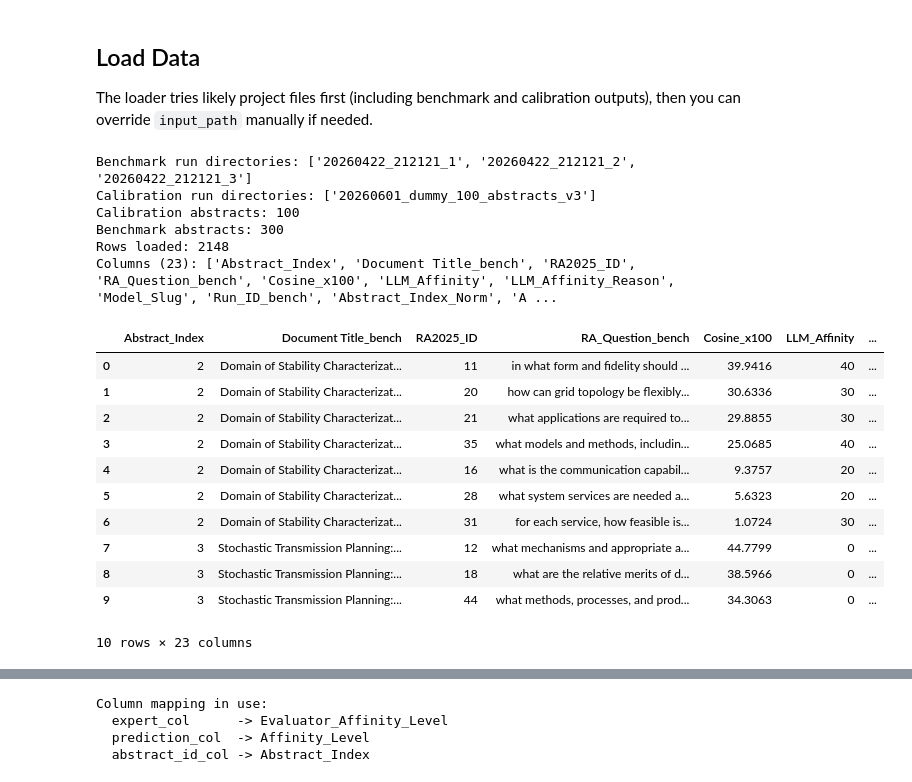
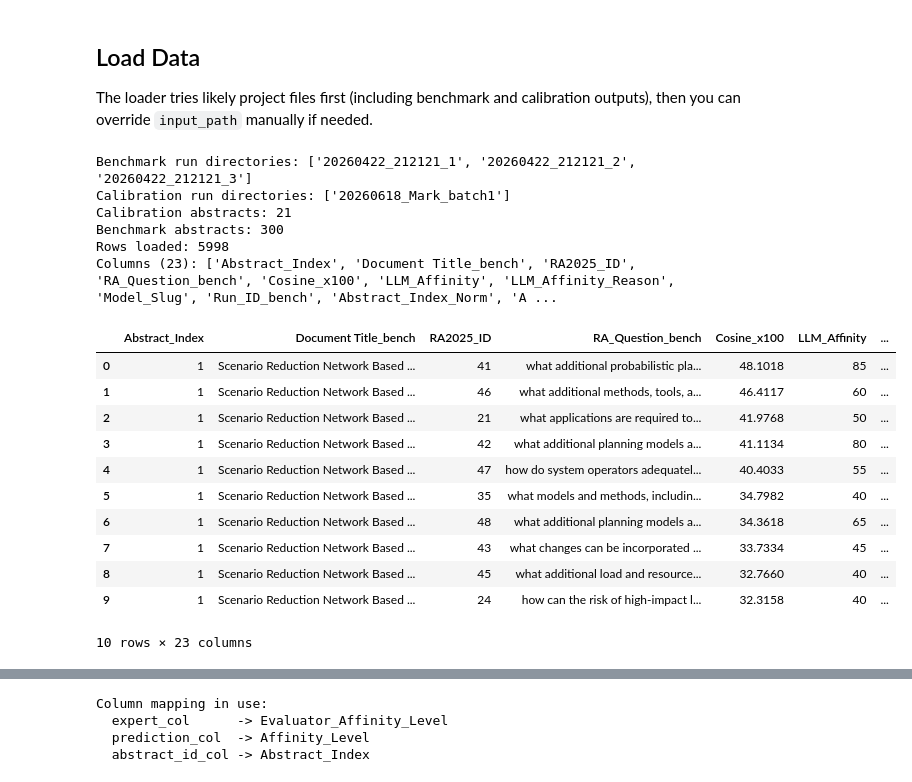
Before and after one commit to pigalleg/article-classifier, a Jupyter notebook: notebooks/10_affinity_diagnostics_metrics.ipynb, the cells around one changed output, grey strips where cells are left out. Saved outputs shown, nothing was run; the diff lists cells and outputs as text; code cells hidden in the pictures.

```diff
--- a/notebooks/10_affinity_diagnostics_metrics.ipynb
+++ b/notebooks/10_affinity_diagnostics_metrics.ipynb
@@ -52,14 +65,22 @@ bench_root = repo_root / "data" / "results" / "affinity_benchmark"
 calib_root = repo_root / "data" / "results" / "affinity_calibration"
 
 benchmark_run_dir_names = ["20260422_212121_1", "20260422_212121_2", "20260422_212121_3"]
-calibration_run_dir_names = ["20260601_dummy_100_abstracts_v3"]
-
+# calibration_run_dir_names = ["20260601_dummy_100_abstracts_v3"]
+calibration_run_dir_names = ["20260618_Mark_batch1"]
 benchmark_input_filename = "adjudicated_ra_model_rows.csv"
-calibration_input_filename = "calibration_dummy_abstract_question_affinities.csv"
+# calibration_input_filename = "calibration_dummy_abstract_question_affinities.csv"
+calibration_input_filename = "calibration_abstract_question_affinities.csv"
 
 def load_table(path: Path) -> pd.DataFrame:
     if path.suffix.lower() == ".csv":
-        return pd.read_csv(path)
+        for encoding in ("utf-8-sig", "utf-8", "cp1252", "latin1"):
+            try:
+                return pd.read_csv(path, encoding=encoding)
+            except UnicodeDecodeError:
+                continue
+        raise UnicodeDecodeError(
+            "utf-8", b"", 0, 1, f"Unable to decode CSV file: {path}"
+        )
     if path.suffix.lower() in {".xlsx", ".xls"}:
         return pd.read_excel(path)
     raise ValueError(f"Unsupported file extension for {path}")
@@ -82,51 +103,54 @@ def collect_frames(root: Path, run_dir_names, input_filename: str, source_name:
         if not input_path.exists():
             raise FileNotFoundError(f"Missing file: {input_path}")
 
         run_df = load_table(input_path)
         run_df["Run_ID"] = run_dir.name
         run_df["Source_Type"] = source_name
         frames.append(run_df)
 
     return frames, selected_run_dirs
 
 benchmark_frames, selected_benchmark_dirs = collect_frames(
     bench_root, benchmark_run_dir_names, benchmark_input_filename, "benchmark"
- )
+)
 calibration_frames, selected_calibration_dirs = collect_frames(
     calib_root, calibration_run_dir_names, calibration_input_filename, "calibration"
- )
-
-df_raw = pd.concat(benchmark_frames + calibration_frames)
-
+)
 
 bench_df = pd.concat(benchmark_frames, ignore_index=True)
 calib_df = pd.concat(calibration_frames, ignore_index=True)
-df_raw = pd.merge(bench_df, calib_df, on=['Abstract_Index', 'RA2025_ID'], how='inner', suffixes=('_bench', '_calib'))
+df_raw = pd.merge(
+    bench_df,
+    calib_df,
+    on=["Abstract_Index", "RA2025_ID"],
+    how="inner",
+    suffixes=("_bench", "_calib"),
+)
 
 print("Benchmark run directories:", [p.name for p in selected_benchmark_dirs])
 print("Calibration run directories:", [p.name for p in selected_calibration_dirs])
 print("Calibration abstracts:", calib_df['Abstract_Index'].nunique())
 print("Benchmark abstracts:", bench_df['Abstract_Index'].nunique())
 print("Rows loaded:", len(df_raw))
 print(f"Columns ({len(df_raw.columns)}): {list(df_raw.columns)}")
 display(df_raw.head(10))
 # %% [output]
 Benchmark run directories: ['20260422_212121_1', '20260422_212121_2', '20260422_212121_3']
-Calibration run directories: ['20260601_dummy_100_abstracts_v3']
-Calibration abstracts: 100
+Calibration run directories: ['20260618_Mark_batch1']
+Calibration abstracts: 21
 Benchmark abstracts: 300
-Rows loaded: 2148
+Rows loaded: 5998
 Columns (23): ['Abstract_Index', 'Document Title_bench', 'RA2025_ID', 'RA_Question_bench', 'Cosine_x100', 'LLM_Affinity', 'LLM_Affinity_Reason', 'Model_Slug', 'Run_ID_bench', 'Abstract_Index_Norm', 'A ...
 |  | Abstract_Index | Document Title_bench | RA2025_ID | RA_Question_bench | Cosine_x100 | LLM_Affinity | ... |
-| 0 | 2 | Domain of Stability Characterizat... | 11 | in what form and fidelity should ... | 39.9416 | 40 | ... |
-| 1 | 2 | Domain of Stability Characterizat... | 20 | how can grid topology be flexibly... | 30.6336 | 30 | ... |
-| 2 | 2 | Domain of Stability Characterizat... | 21 | what applications are required to... | 29.8855 | 30 | ... |
-| 3 | 2 | Domain of Stability Characterizat... | 35 | what models and methods, includin... | 25.0685 | 40 | ... |
-| 4 | 2 | Domain of Stability Characterizat... | 16 | what is the communication capabil... | 9.3757 | 20 | ... |
-| 5 | 2 | Domain of Stability Characterizat... | 28 | what system services are needed a... | 5.6323 | 20 | ... |
-| 6 | 2 | Domain of Stability Characterizat... | 31 | for each service, how feasible is... | 1.0724 | 30 | ... |
-| 7 | 3 | Stochastic Transmission Planning:... | 12 | what mechanisms and appropriate a... | 44.7799 | 0 | ... |
-| 8 | 3 | Stochastic Transmission Planning:... | 18 | what are the relative merits of d... | 38.5966 | 0 | ... |
-| 9 | 3 | Stochastic Transmission Planning:... | 44 | what methods, processes, and prod... | 34.3063 | 0 | ... |
+| 0 | 1 | Scenario Reduction Network Based ... | 41 | what additional probabilistic pla... | 48.1018 | 85 | ... |
+| 1 | 1 | Scenario Reduction Network Based ... | 46 | what additional methods, tools, a... | 46.4117 | 60 | ... |
+| 2 | 1 | Scenario Reduction Network Based ... | 21 | what applications are required to... | 41.9768 | 50 | ... |
+| 3 | 1 | Scenario Reduction Network Based ... | 42 | what additional planning models a... | 41.1134 | 80 | ... |
+| 4 | 1 | Scenario Reduction Network Based ... | 47 | how do system operators adequatel... | 40.4033 | 55 | ... |
+| 5 | 1 | Scenario Reduction Network Based ... | 35 | what models and methods, includin... | 34.7982 | 40 | ... |
+| 6 | 1 | Scenario Reduction Network Based ... | 48 | what additional planning models a... | 34.3618 | 65 | ... |
+| 7 | 1 | Scenario Reduction Network Based ... | 43 | what changes can be incorporated ... | 33.7334 | 45 | ... |
+| 8 | 1 | Scenario Reduction Network Based ... | 45 | what additional load and resource... | 32.7660 | 40 | ... |
+| 9 | 1 | Scenario Reduction Network Based ... | 24 | how can the risk of high-impact l... | 32.3158 | 40 | ... |
 10 rows × 23 columns
 # %%
```
Also changed, not shown: parts of 10 cells of this notebook, 2 other files.
